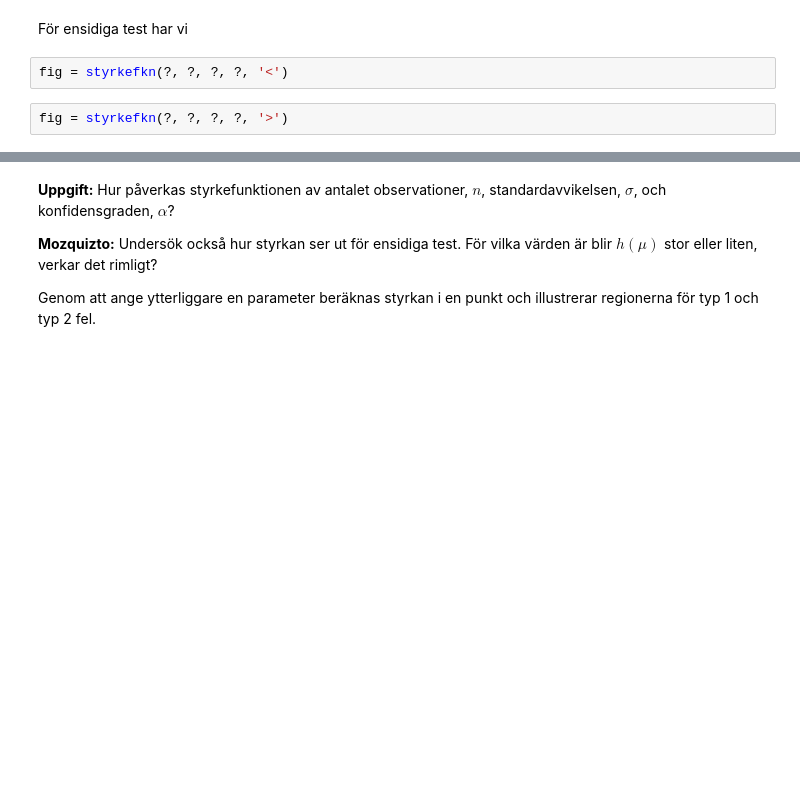
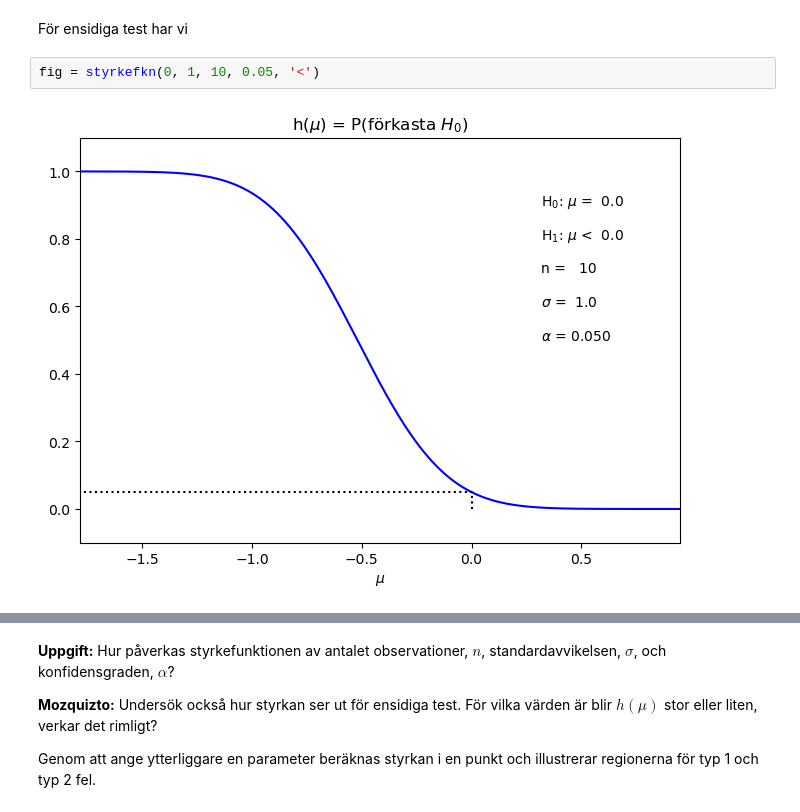
Before and after one commit to Nr755/FMSF20, a Jupyter notebook: lab3/fmsf20_lab3_HT24.ipynb, the cells around one changed output, grey strips where cells are left out. Drawn from its saved outputs; the diff is of its cells as text; blank space fills up the shorter version.

```diff
--- a/lab3/fmsf20_lab3_HT24.ipynb
+++ b/lab3/fmsf20_lab3_HT24.ipynb
@@ -237,6 +315,6 @@ fig = styrkefkn(?, ?, ?, ?, '!=')
 # %% [markdown]
 För ensidiga test har vi
-# %%
-fig = styrkefkn(?, ?, ?, ?, '<')
-# %%
-fig = styrkefkn(?, ?, ?, ?, '>')
+# %%
+fig = styrkefkn(0, 1, 10, 0.05, '<')
+# %% [output]
+[figure, added]
```
Also changed, not shown: parts of 23 cells of this notebook.
